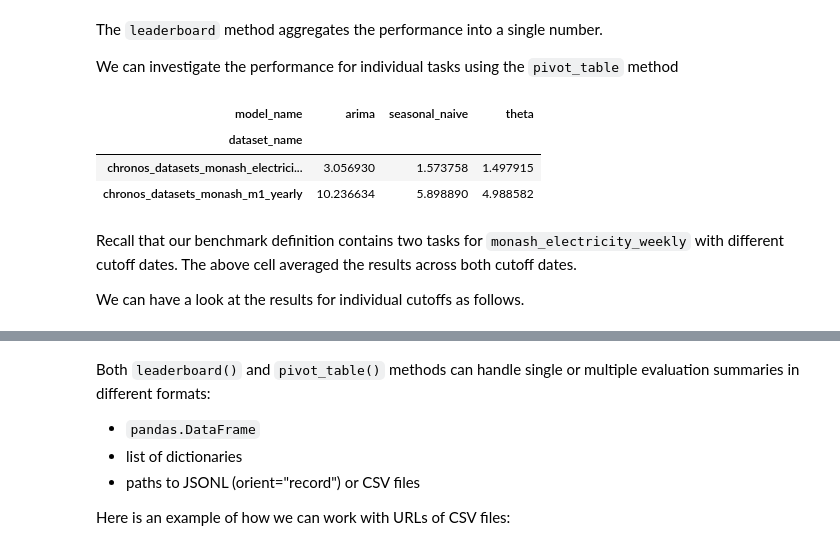
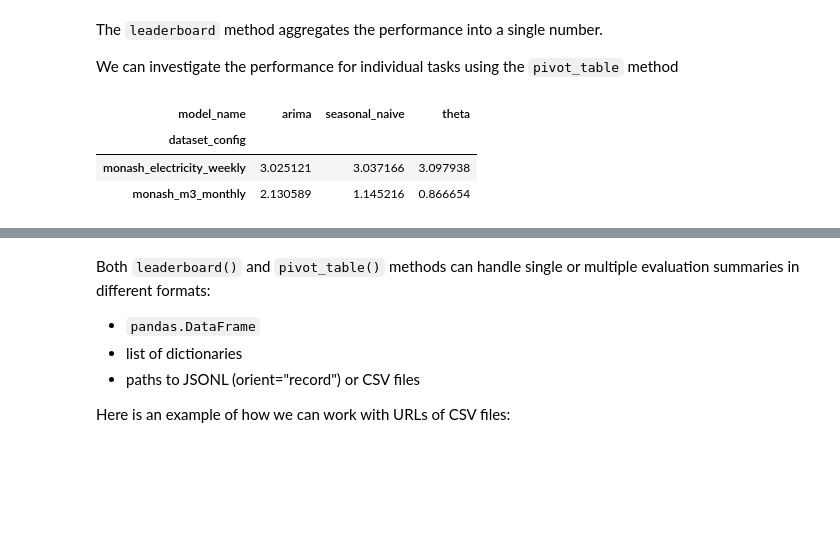
Before and after one commit to autogluon/fev, a Jupyter notebook: docs/03-tasks-and-benchmarks.ipynb, the cells around one changed output, grey strips where cells are left out. Cells and saved outputs as stored; diff of their text form; code cells hidden in the pictures; blank space fills up the shorter version.

Commit message:
Refactor `Task` class to include multiple rolling window evaluations (#33)

```diff
--- a/docs/03-tasks-and-benchmarks.ipynb
+++ b/docs/03-tasks-and-benchmarks.ipynb
@@ -298,11 +484,0 @@ We can also set `cutoff` to a datetime-like string. In this case, `cutoff` will
-# %%
-task = fev.Task(
-    dataset_path="autogluon/chronos_datasets_extra",
-    dataset_config="ETTh",
-    horizon=24,
-    target_column="OT",
-    cutoff="2017-01-01",
-)
-past_data, future_data = task.get_input_data()
-print(f"Last train timestamp: {past_data[0]['timestamp'][-1]}")
-print(f"First test timestamp: {future_data[0]['timestamp'][0]}")
@@ -429,0 +485,5 @@ task_generator.generate_tasks()
+# %%
+predictions_per_window = []
+for window in task.iter_windows():
+    predictions_per_window.append(naive_forecast_univariate(window))
+task.evaluation_summary(predictions_per_window, model_name="naive")
@@ -488,8 +558,7 @@ Now let's evaluate some simple forecasting models on this toy benchmark.
 from statsforecast.models import ARIMA, SeasonalNaive, Theta
 
 
-def predict_with_model(task: fev.Task, model_name: str = "naive") -> list[dict]:
-    past_data, future_data = task.get_input_data()
+def predict_with_model(task: fev.Task, model_name: str = "naive") -> list[datasets.Dataset]:
     if model_name == "seasonal_naive":
         model = SeasonalNaive(season_length=task.seasonality)
     elif model_name == "theta":
@@ -499,10 +568,15 @@ def predict_with_model(task: fev.Task, model_name: str = "naive") -> list[dict]:
     else:
         raise ValueError(f"Unknown model_name: {model_name}")
 
-    predictions = []
-    for ts in past_data:
-        predictions.append({"predictions": model.forecast(y=ts[task.target_column], h=task.horizon)["mean"]})
-    return predictions
+    predictions_per_window = []
+    for window in task.iter_windows():
+        past_data, future_data = window.get_input_data()
+        predictions = [
+            {"predictions": model.forecast(y=ts[task.target_column], h=task.horizon)["mean"]}
+            for ts in past_data
+        ]
+        predictions_per_window.append(datasets.Dataset.from_list(predictions))
+    return predictions_per_window
 # %%
 import time
 
@@ -510,10 +584,13 @@ summaries = []
 for task in tqdm(benchmark.tasks, desc="Tasks completed"):
     for model_name in ["seasonal_naive", "arima", "theta"]:
         start_time = time.time()
-        predictions = predict_with_model(task, model_name=model_name)
+        predictions_per_window = predict_with_model(task, model_name=model_name)
         infer_time_s = time.time() - start_time
         eval_summary = task.evaluation_summary(
-            predictions, model_name=model_name, inference_time_s=infer_time_s, training_time_s=0.0
+            predictions_per_window,
+            model_name=model_name,
+            inference_time_s=infer_time_s,
+            training_time_s=0.0,
         )
 
         summaries.append(eval_summary)
@@ -530,13 +607,9 @@ The `leaderboard` method aggregates the performance into a single number.
 
 We can investigate the performance for individual tasks using the `pivot_table` method
 # %%
-fev.pivot_table(summaries)
+fev.pivot_table(summaries, task_columns=["dataset_config"])
 # %% [output]
 | model_name | arima | seasonal_naive | theta |
-| dataset_name |  |  |  |
-| chronos_datasets_monash_electrici... | 3.056930 | 1.573758 | 1.497915 |
-| chronos_datasets_monash_m1_yearly | 10.236634 | 5.898890 | 4.988582 |
+| dataset_config |  |  |  |
+| monash_electricity_weekly | 3.025121 | 3.037166 | 3.097938 |
+| monash_m3_monthly | 2.130589 | 1.145216 | 0.866654 |
-# %% [markdown]
-Recall that our benchmark definition contains two tasks for `monash_electricity_weekly` with different cutoff dates. The above cell averaged the results across both cutoff dates.
-
-We can have a look at the results for individual cutoffs as follows.
```
Also changed, not shown: parts of 74 cells of this notebook, 15 other files.
